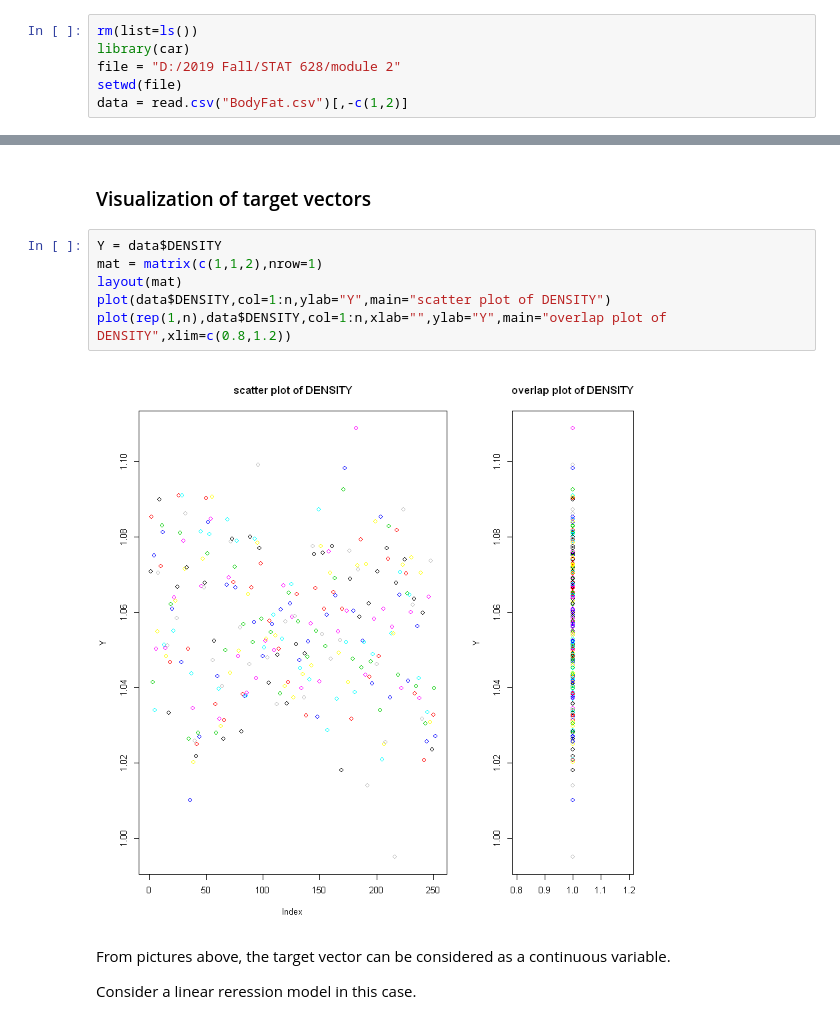
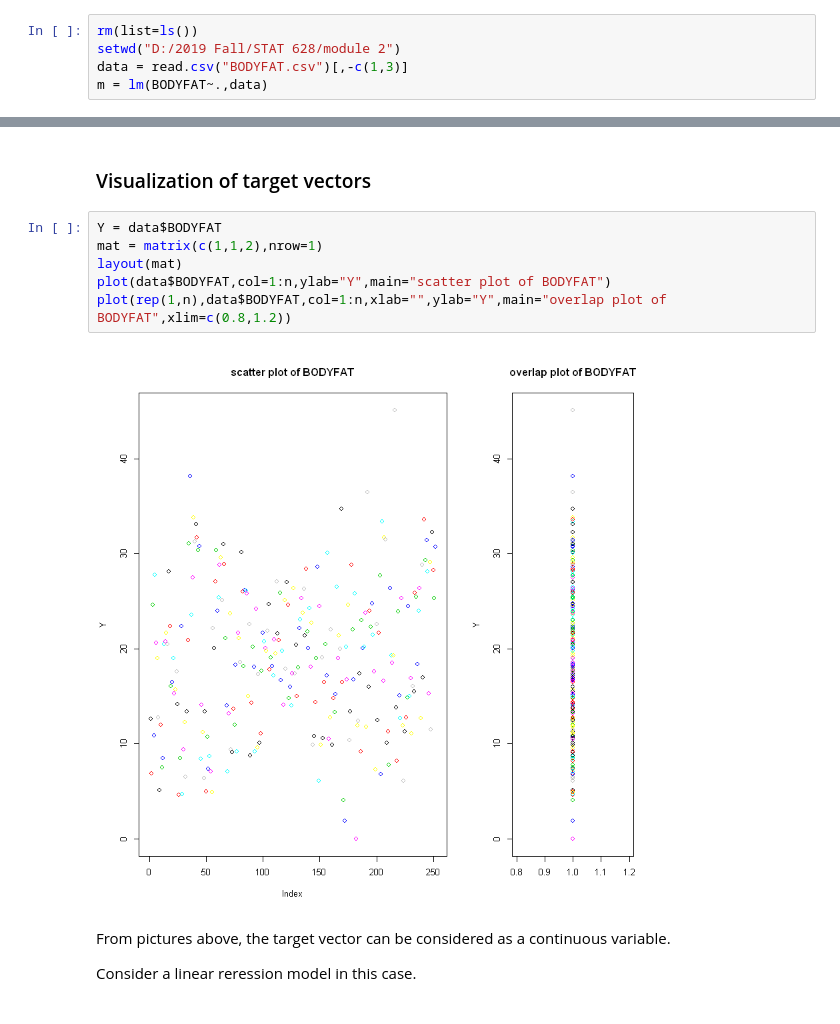
Before and after one commit to jwu424/628Module2, a Jupyter notebook: data cleaning.ipynb, the cells around one changed output, grey strips where cells are left out. Cells and saved outputs as stored; diff of their text form.

```diff
--- a/data cleaning.ipynb
+++ b/data cleaning.ipynb
@@ -1,6 +1,5 @@
 # %%
 rm(list=ls())
-library(car)
-file = "D:/2019 Fall/STAT 628/module 2"
-setwd(file)
-data = read.csv("BodyFat.csv")[,-c(1,2)]
+setwd("D:/2019 Fall/STAT 628/module 2")
+data = read.csv("BODYFAT.csv")[,-c(1,3)]
+m = lm(BODYFAT~.,data)
@@ -26,13 +23,13 @@ This data(X) is a 252x14 matrix.
 # %% [markdown]
 ### Visualization of target vectors
 # %%
-Y = data$DENSITY
+Y = data$BODYFAT
 mat = matrix(c(1,1,2),nrow=1)
 layout(mat)
-plot(data$DENSITY,col=1:n,ylab="Y",main="scatter plot of DENSITY")
-plot(rep(1,n),data$DENSITY,col=1:n,xlab="",ylab="Y",main="overlap plot of DENSITY",xlim=c(0.8,1.2))
+plot(data$BODYFAT,col=1:n,ylab="Y",main="scatter plot of BODYFAT")
+plot(rep(1,n),data$BODYFAT,col=1:n,xlab="",ylab="Y",main="overlap plot of BODYFAT",xlim=c(0.8,1.2))
 # %% [output]
-[figure, old version]
+[figure, new version]
 # %% [markdown]
 From pictures above, the target vector can be considered as a continuous variable.
 
```
Also changed, not shown: parts of 13 cells of this notebook.
